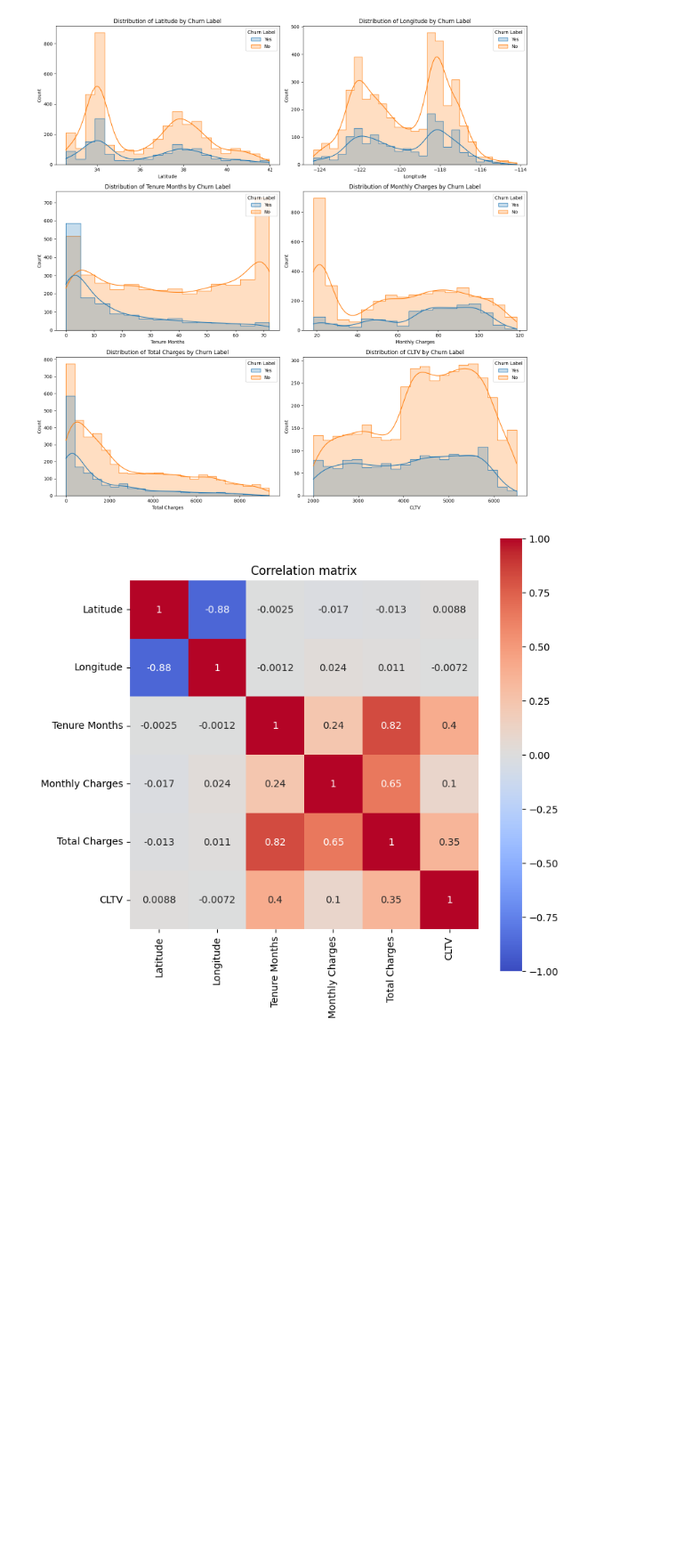
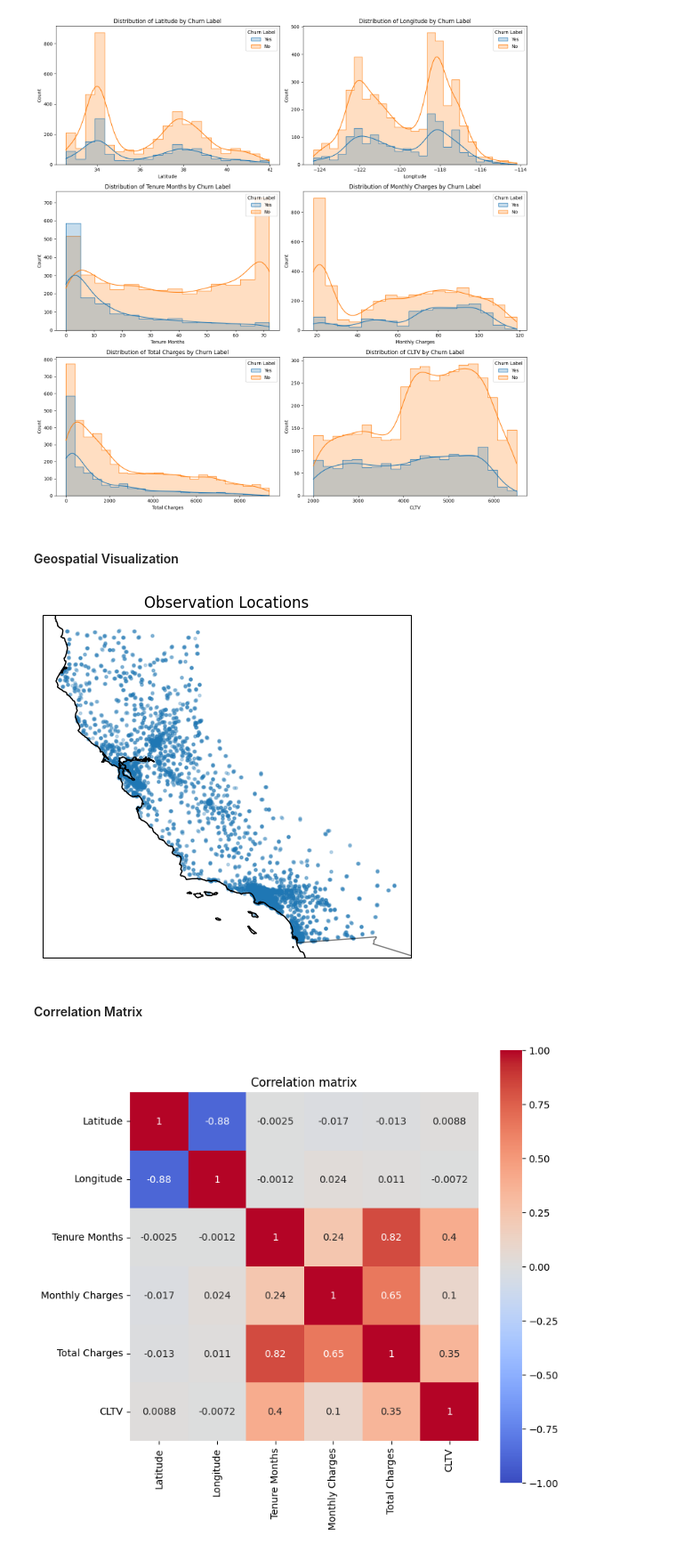
Before and after one commit to amaliap21/Lesgo-Data, a Jupyter notebook: code.ipynb, the cells around one changed output. Shown at 89% size. Drawn from its saved outputs; the diff is of its cells as text; code cells hidden in the pictures; blank space fills up the shorter version.

```diff
--- a/code.ipynb
+++ b/code.ipynb
@@ -205,6 +227,43 @@ def plot_numerical_distribution_by_churn(data, churn_column='Churn Label'):
 plot_numerical_distribution_by_churn(df[['Latitude', 'Longitude', 'Tenure Months', 'Monthly Charges', 'Total Charges', 'CLTV', 'Churn Label']])
 # %% [output]
 [figure]
+# %% [markdown]
+#### Geospatial Visualization
+# %%
+# Plot geospatial data
+
+import cartopy.crs as ccrs
+import cartopy.feature as cf
+
+def plot_latitude_longitude_with_map(df):
+    """
+    Create a scatter plot of the latitude and longitude of each observation, with a world map as the background.
+
+    :param df: The DataFrame to generate the chart for.
+    """
+
+    # Create a new figure with a PlateCarree projection
+    fig = plt.figure(figsize=(10, 5))
+    ax = fig.add_subplot(1, 1, 1, projection=ccrs.PlateCarree())
+
+    # Add the coastlines and countries to the map
+    ax.coastlines()
+    ax.add_feature(cf.BORDERS, linestyle='-', alpha=0.5)
+
+    # Plot the longitude and latitude of each observation on the map
+    ax.scatter(df["Longitude"].values, df["Latitude"].values, s=5, alpha=0.25, transform=ccrs.PlateCarree())
+
+    # Set the chart title
+    plt.title("Observation Locations")
+
+    # Display the chart
+    plt.show()
+# %%
+plot_latitude_longitude_with_map(df)
+# %% [output]
+[figure, added]
+# %% [markdown]
+#### Correlation Matrix
 # %%
 # Plot correlation matrix
 corr = df.drop('CustomerID', axis=1).corr(numeric_only=True)
```
Also changed, not shown: parts of 30 cells of this notebook, 4 other files.
